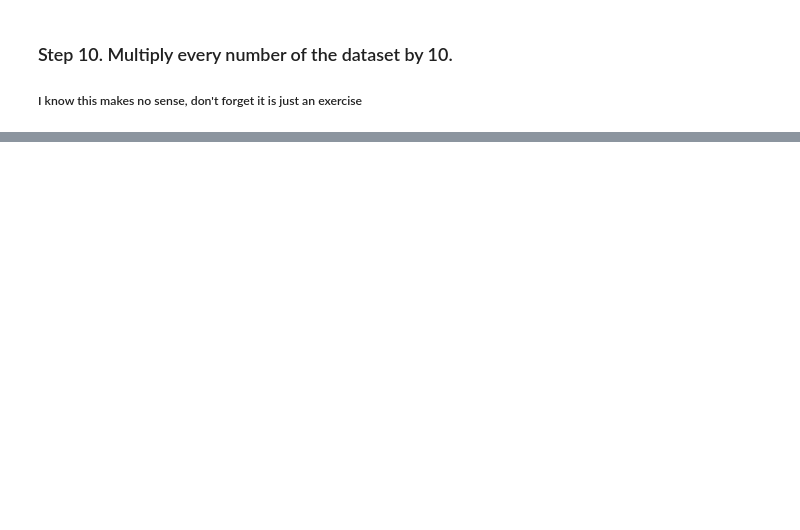
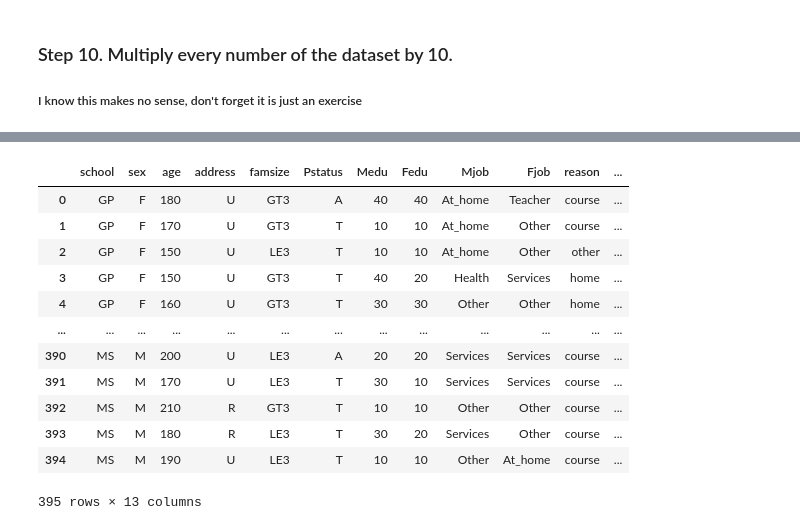
Before and after one commit to joaothomazlemos/pandas_exercises, a Jupyter notebook: 04_Apply/Students_Alcohol_Consumption/Exercises.ipynb, the cells around one changed output, grey strips where cells are left out. Drawn from its saved outputs; the diff is of its cells as text; code cells hidden in the pictures; blank space fills up the shorter version.

```diff
--- a/04_Apply/Students_Alcohol_Consumption/Exercises.ipynb
+++ b/04_Apply/Students_Alcohol_Consumption/Exercises.ipynb
@@ -70,0 +161,20 @@ Name: Fjob, Length: 395, dtype: object
+# %%
+def times10(x):
+    if type(x) is int:
+        return 10 * x
+    return x
+df.applymap(times10)
+# %% [output]
+|  | school | sex | age | address | famsize | Pstatus | Medu | Fedu | Mjob | Fjob | reason | ... |
+| 0 | GP | F | 180 | U | GT3 | A | 40 | 40 | At_home | Teacher | course | ... |
+| 1 | GP | F | 170 | U | GT3 | T | 10 | 10 | At_home | Other | course | ... |
+| 2 | GP | F | 150 | U | LE3 | T | 10 | 10 | At_home | Other | other | ... |
+| 3 | GP | F | 150 | U | GT3 | T | 40 | 20 | Health | Services | home | ... |
+| 4 | GP | F | 160 | U | GT3 | T | 30 | 30 | Other | Other | home | ... |
+| ... | ... | ... | ... | ... | ... | ... | ... | ... | ... | ... | ... | ... |
+| 390 | MS | M | 200 | U | LE3 | A | 20 | 20 | Services | Services | course | ... |
+| 391 | MS | M | 170 | U | LE3 | T | 30 | 10 | Services | Services | course | ... |
+| 392 | MS | M | 210 | R | GT3 | T | 10 | 10 | Other | Other | course | ... |
+| 393 | MS | M | 180 | R | LE3 | T | 30 | 20 | Services | Other | course | ... |
+| 394 | MS | M | 190 | U | LE3 | T | 10 | 10 | Other | At_home | course | ... |
+395 rows × 13 columns
```
Also changed, not shown: parts of 8 cells of this notebook, 2 other files.
